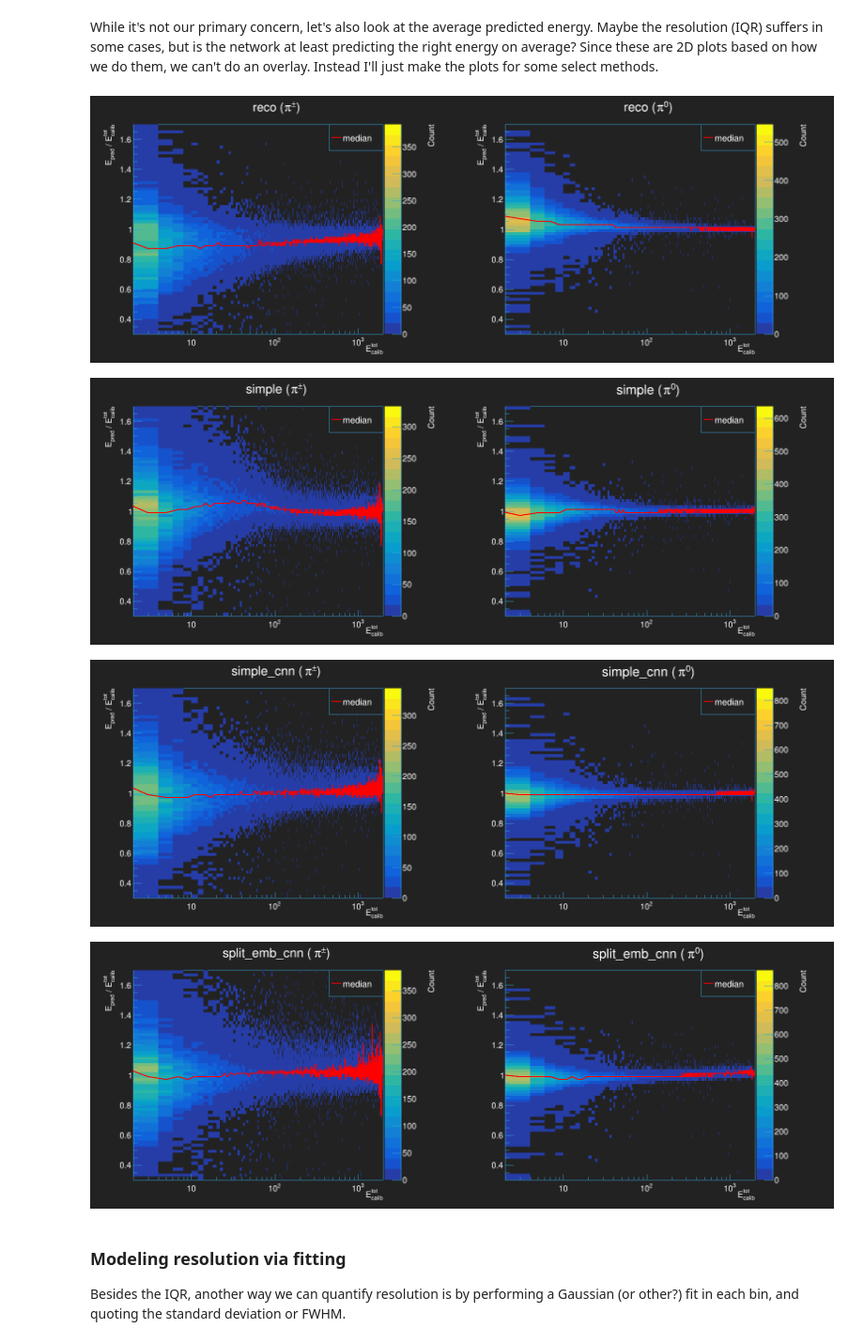
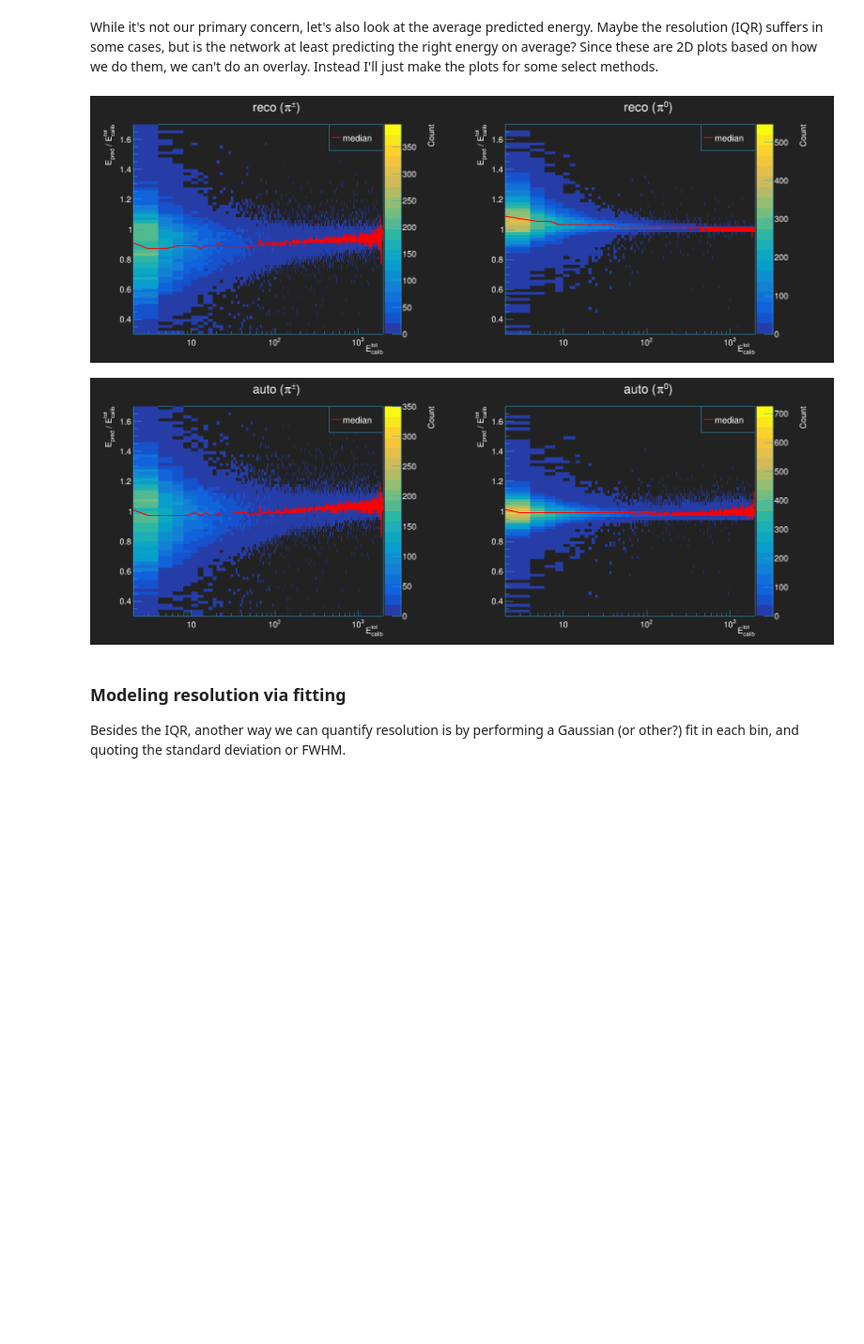
Before and after one commit to atlas-calo-ml/caloml-atlas, a Jupyter notebook: regression2/IQRComparison.ipynb, the cells around one changed output. Shown at 94% size. Saved outputs shown, nothing was run; the diff lists cells and outputs as text; code cells hidden in the pictures; blank space fills up the shorter version.

```diff
--- a/regression2/IQRComparison.ipynb
+++ b/regression2/IQRComparison.ipynb
@@ -5,7 +5,7 @@ This notebook makes plots of energy resolution (defined by the interquartile ran
 # %%
 # source & subdir -- used to specify a set of networks that were trained with particular data & settings
 source = 'pion'
-subdir = 'pion2'
+subdir = 'pion1a'
 # %% [markdown]
 #### 1) Initial setup
 # %%
@@ -55,13 +55,32 @@ Rather than get the data, networks & re-evaluate everything, we're just going to
 # list of networks to evaluate
 models = ['all','simple','simple_cnn','split_emb_cnn']
 colors = [rt.kRed, rt.kYellow, plotstyle.main, rt.kGreen, plotstyle.text]
+
+# autokeras version
+models = ['auto']
+colors = [plotstyle.main]
+
+
+
+
+# result_files = {
+#     model:{
+#         'pp':h5.File(modelpath + '{}/{}_charged_output.h5'.format(model,model),'r'),
+#         'p0':h5.File(modelpath + '{}/{}_neutral_output.h5'.format(model,model),'r'),
+#     }
+#     for model in models
+# }
+
+#autokeras version
 result_files = {
     model:{
-        'pp':h5.File(modelpath + '{}/{}_charged_output.h5'.format(model,model),'r'),
-        'p0':h5.File(modelpath + '{}/{}_neutral_output.h5'.format(model,model),'r'),
+        'pp':h5.File(modelpath + '{}/model_pp_output.h5'.format(model,model),'r'),
+        'p0':h5.File(modelpath + '{}/model_p0_output.h5'.format(model,model),'r'),
     }
     for model in models
 }
+
+
 
 results = {
     model:{
@@ -166,7 +185,12 @@ curves = []
 nbins = [1000,70]
 title_suffix = ';E_{calib}^{tot};E_{pred} / E_{calib}^{tot};Count'
 
-for model in ['reco','simple','simple_cnn','split_emb_cnn']:
+# models_short = ['reco','simple','simple_cnn','split_emb_cnn']
+
+#autokeras version
+models_short = ['reco'] + models
+
+for model in models_short:
 
     c = rt.TCanvas(qu.RN(),model,1600,600)
     c.Divide(2,1)
@@ -178,36 +202,34 @@ for model in ['reco','simple','simple_cnn','split_emb_cnn']:
         if(model == 'reco'): curve, h = rpu.EnergyPlot2D(results[models[0]][pkey]['reco'], results[models[0]][pkey]['truth'],
                                                          title='{} ({})'.format(model, pname[pkey]) + title_suffix,
                                                          nbins = nbins
                                                         )
 
         else: curve, h = rpu.EnergyPlot2D(results[model][pkey]['output'] * results[model][pkey]['reco'], results[model][pkey]['truth'],
                                           title='{} ({})'.format(model, pname[pkey]) + title_suffix,
                                           nbins = nbins
                                          )
 
         leg = rt.TLegend(0.65,0.8,0.8,0.9)
         leg.SetTextColor(plotstyle.text)
         leg.AddEntry(curve,'median','l')
 
 
         h.Draw('COLZ')
         h.GetXaxis().SetRangeUser(1.0,2.0e3)
         h.GetZaxis().SetTitleOffset(1.5)
         curve.Draw('SAME')
         leg.Draw()
         rt.gPad.SetLogx()
         rt.gPad.SetLeftMargin(0.1)
         rt.gPad.SetRightMargin(0.2)
         c.Draw()
         hists.append(h)
         curves.append(curve)
         legends.append(leg)
         canvases.append(c)
 # %% [output]
 [figure]
-[figure, old version]
+[figure, new version]
-[figure, removed]
-[figure, removed]
 # %% [markdown]
 ### Modeling resolution via fitting
 
```
Also changed, not shown: parts of 2 cells of this notebook, 11 other files.
